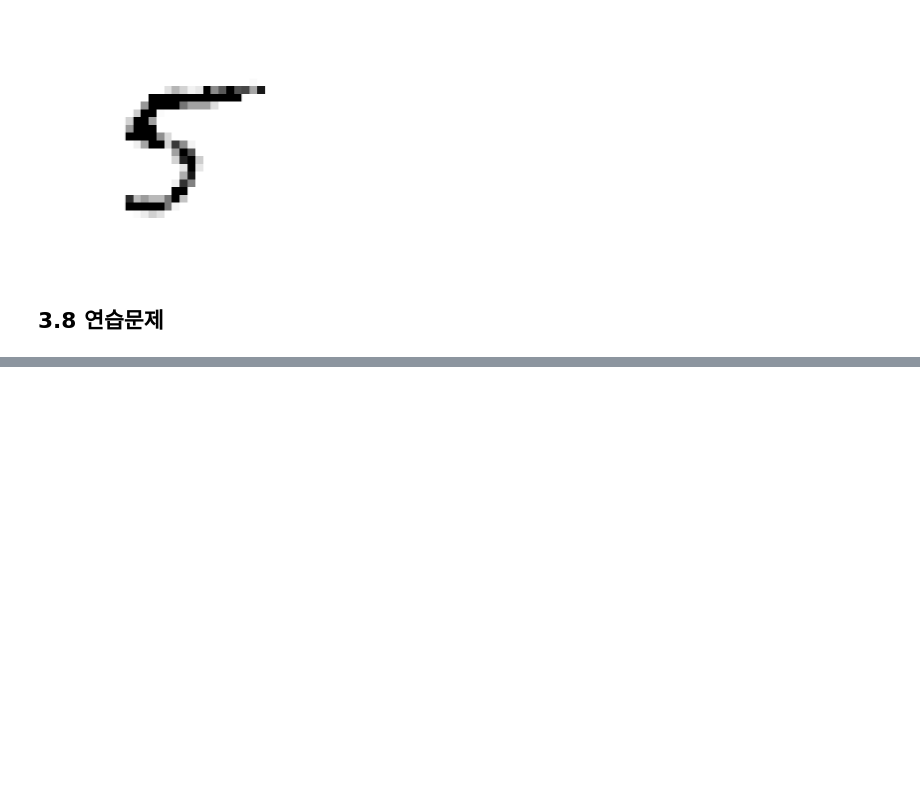
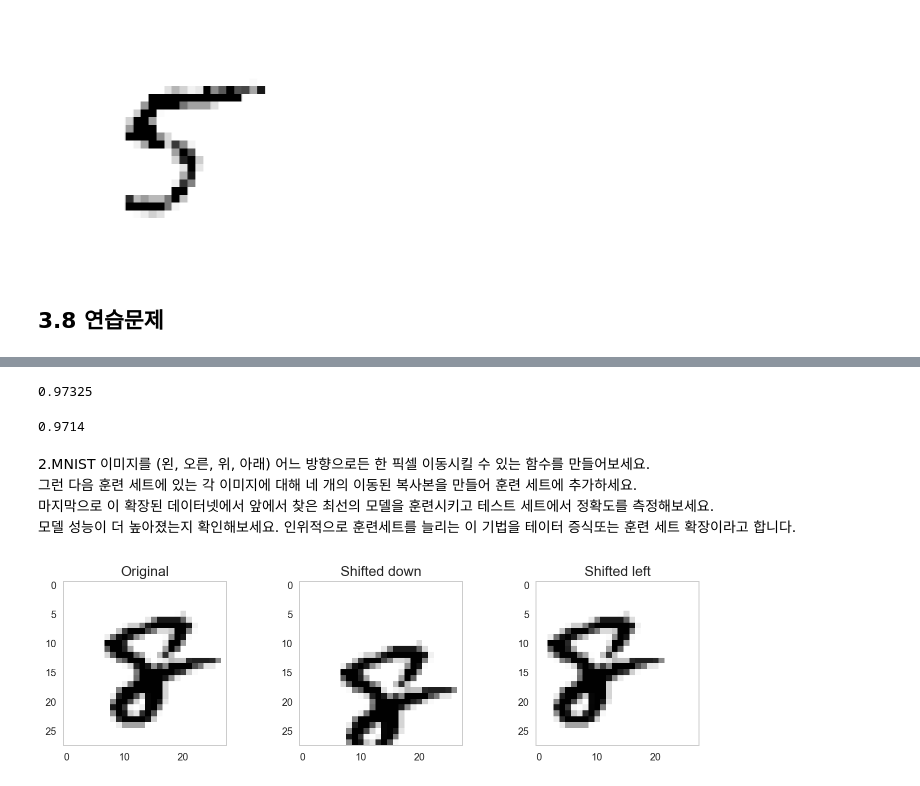
Before and after one commit to dooyeoung/hands_on_machine_learning, a Jupyter notebook: part3 분류.ipynb, the cells around one changed output, grey strips where cells are left out. Cells and saved outputs as stored; diff of their text form; code cells hidden in the pictures; blank space fills up the shorter version.

```diff
--- a/part3 분류.ipynb
+++ b/part3 분류.ipynb
@@ -647,0 +653,9 @@ plot_digit(clean_digit)
+# %%
+from sklearn.model_selection import GridSearchCV
+
+param_grid = [{'weights': ["uniform", "distance"], 'n_neighbors': [3, 4, 5]}]
+
+knn_clf = KNeighborsClassifier()
+grid_search = GridSearchCV(knn_clf, param_grid, cv=5, verbose=3, n_jobs=-1)
+# %%
+grid_search.fit(X_train, y_train)
@@ -647,0 +693,16 @@ plot_digit(clean_digit)
+# %%
+grid_search.best_score_
+# %% [output]
+0.97325
+# %%
+from sklearn.metrics import accuracy_score
+
+y_pred = grid_search.predict(X_test)
+accuracy_score(y_test, y_pred)
+# %% [output]
+0.9714
+# %% [markdown]
+2.MNIST 이미지를 (왼, 오른, 위, 아래) 어느 방향으로든 한 픽셀 이동시킬 수 있는 함수를 만들어보세요.<br>
+그런 다음 훈련 세트에 있는 각 이미지에 대해 네 개의 이동된 복사본을 만들어 훈련 세트에 추가하세요.<br>
+마지막으로 이 확장된 데이터넷에서 앞에서 찾은 최선의 모델을 훈련시키고 테스트 세트에서 정확도를 측정해보세요.<br>
+모델 성능이 더 높아졌는지 확인해보세요. 인위적으로 훈련세트를 늘리는 이 기법을 테이터 증식또는 훈련 세트 확장이라고 합니다.
@@ -647,0 +711,26 @@ plot_digit(clean_digit)
+# %%
+def shift_image(image, dx, dy):
+    image = image.reshape((28, 28))
+    shifted_image = shift(image, [dy, dx], cval=0, mode="constant")
+    return shifted_image.reshape([-1])
+# %%
+image = X_train[1000]
+shifted_image_down = shift_image(image, 0, 5)
+shifted_image_left = shift_image(image, -5, 0)
+
+plt.figure(figsize=(12,3))
+plt.subplot(131)
+plt.grid()
+plt.title("Original", fontsize=14)
+plt.imshow(image.reshape(28, 28), interpolation="nearest", cmap="Greys")
+plt.subplot(132)
+plt.grid()
+plt.title("Shifted down", fontsize=14)
+plt.imshow(shifted_image_down.reshape(28, 28), interpolation="nearest", cmap="Greys")
+plt.subplot(133)
+plt.grid()
+plt.title("Shifted left", fontsize=14)
+plt.imshow(shifted_image_left.reshape(28, 28), interpolation="nearest", cmap="Greys")
+plt.show()
+# %% [output]
+[figure, added]
```
Also changed, not shown: parts of 13 cells of this notebook.
